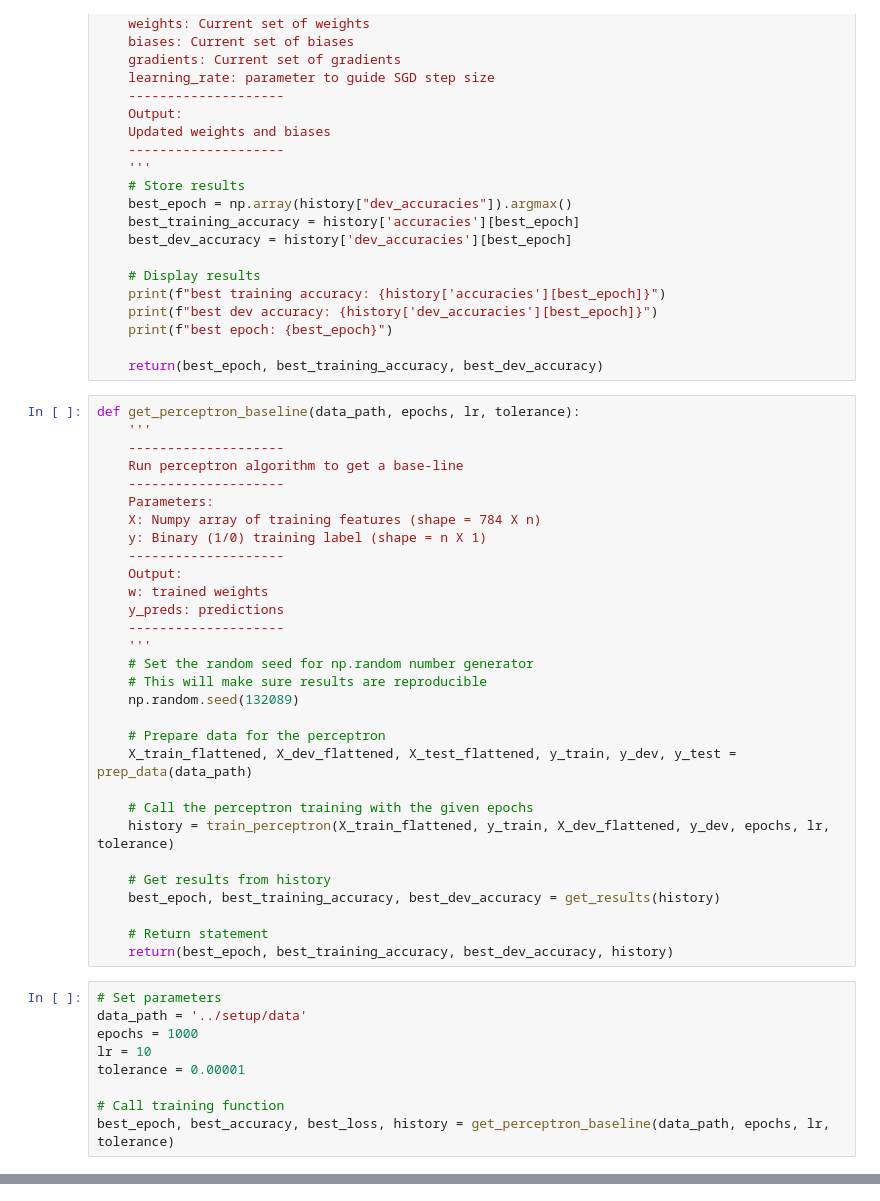
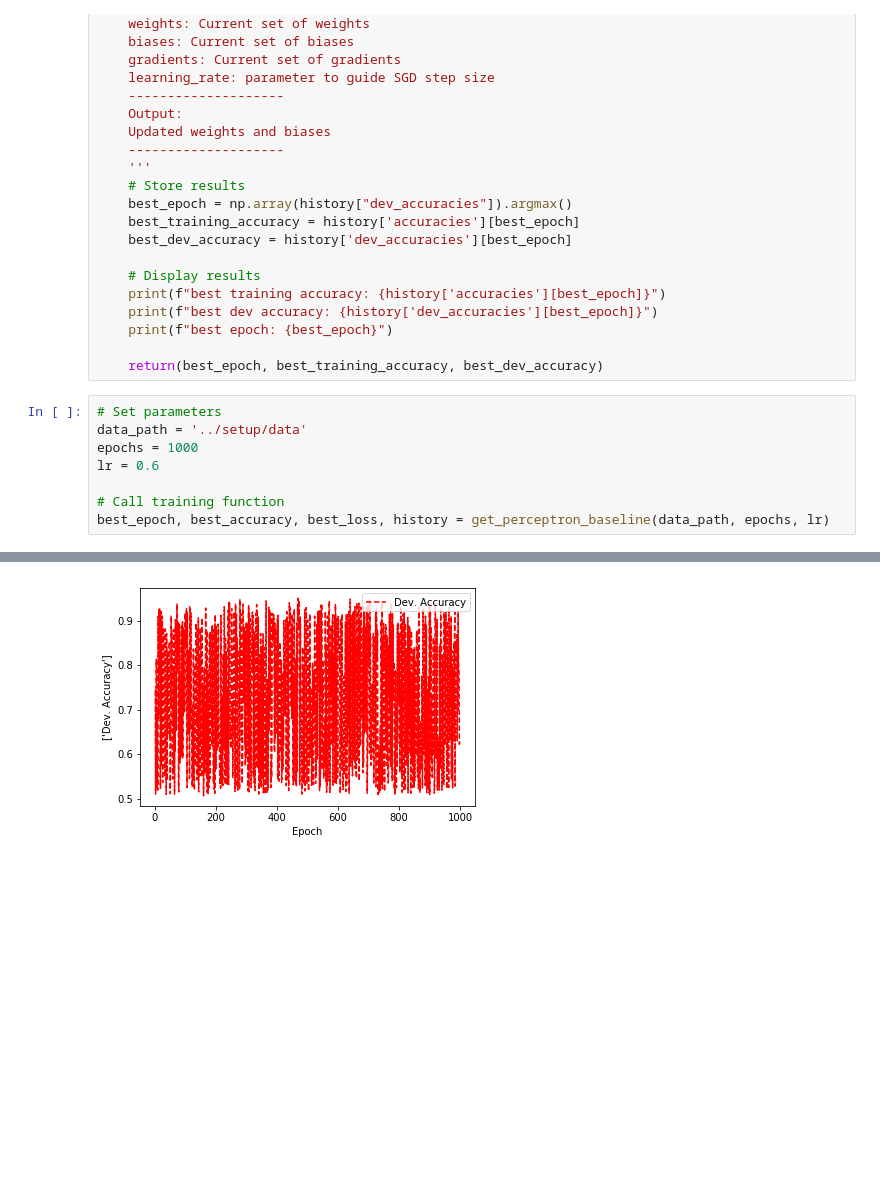
Before and after one commit to akshatgoel92/vanilla-perceptron, a Jupyter notebook: src/05_model_shootout.ipynb, the cells around one changed output, grey strips where cells are left out. Saved outputs shown, nothing was run; the diff lists cells and outputs as text; blank space fills up the shorter version.

Commit message:
Add perceptron results

```diff
--- a/src/05_model_shootout.ipynb
+++ b/src/05_model_shootout.ipynb
@@ -122,43 +145,12 @@ def get_results(history):
     print(f"best epoch: {best_epoch}")
 
     return(best_epoch, best_training_accuracy, best_dev_accuracy)
-# %%
-def get_perceptron_baseline(data_path, epochs, lr, tolerance):
-    '''
-    --------------------
-    Run perceptron algorithm to get a base-line
-    --------------------
-    Parameters:
-    X: Numpy array of training features (shape = 784 X n)
-    y: Binary (1/0) training label (shape = n X 1)
-    --------------------
-    Output:
-    w: trained weights
-    y_preds: predictions
-    --------------------
-    '''
-    # Set the random seed for np.random number generator
-    # This will make sure results are reproducible
-    np.random.seed(132089)
-
-    # Prepare data for the perceptron
-    X_train_flattened, X_dev_flattened, X_test_flattened, y_train, y_dev, y_test = prep_data(data_path)
-
-    # Call the perceptron training with the given epochs
-    history = train_perceptron(X_train_flattened, y_train, X_dev_flattened, y_dev, epochs, lr, tolerance)
-
-    # Get results from history
-    best_epoch, best_training_accuracy, best_dev_accuracy = get_results(history)
-
-    # Return statement
-    return(best_epoch, best_training_accuracy, best_dev_accuracy, history)
 # %%
 # Set parameters
 data_path = '../setup/data'
 epochs = 1000
-lr = 10
-tolerance = 0.00001
+lr = 0.6
 
 # Call training function
-best_epoch, best_accuracy, best_loss, history = get_perceptron_baseline(data_path, epochs, lr, tolerance)
+best_epoch, best_accuracy, best_loss, history = get_perceptron_baseline(data_path, epochs, lr)
 # %% [output]
@@ -181,0 +174 @@ best epoch: 67
+[figure, added]
```
Also changed, not shown: parts of 4 cells of this notebook, 2 other files.
